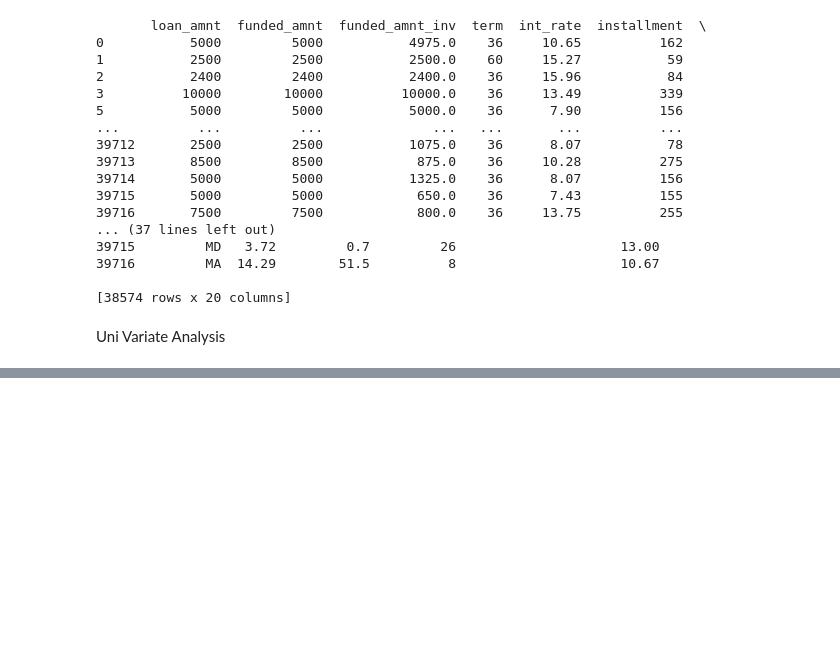
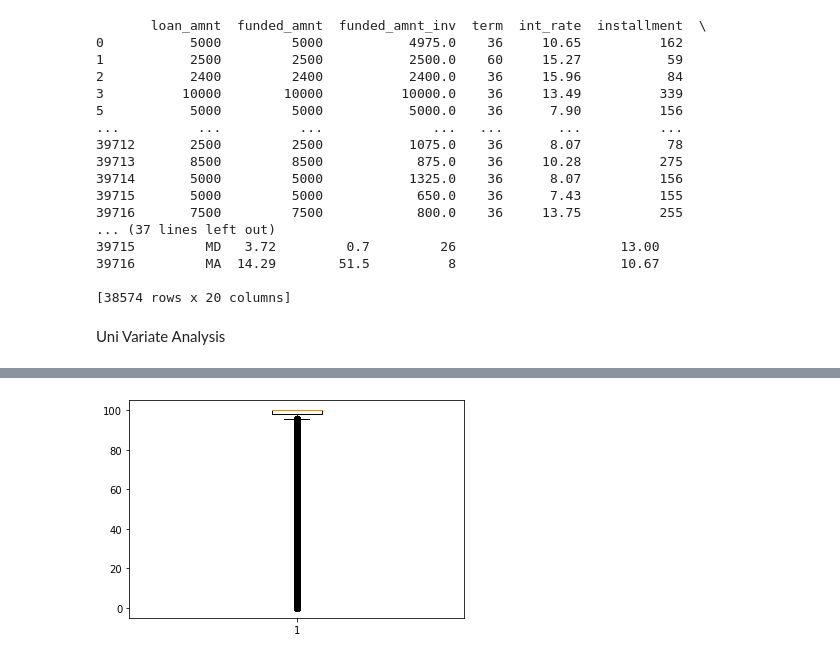
Before and after one commit to aswanth523/LendingClubCaseStudy, a Jupyter notebook: Lending_Club_Default_Analysis.ipynb, the cells around one changed output, grey strips where cells are left out. Drawn from its saved outputs; the diff is of its cells as text; code cells hidden in the pictures; blank space fills up the shorter version.

```diff
--- a/Lending_Club_Default_Analysis.ipynb
+++ b/Lending_Club_Default_Analysis.ipynb
@@ -119,0 +139,5 @@ Uni Variate Analysis
+# %%
+plt.boxplot(df.loan_amnt_approved_ratio)
+plt.show()
+# %% [output]
+[figure, added]
```
Also changed, not shown: parts of 4 cells of this notebook.
